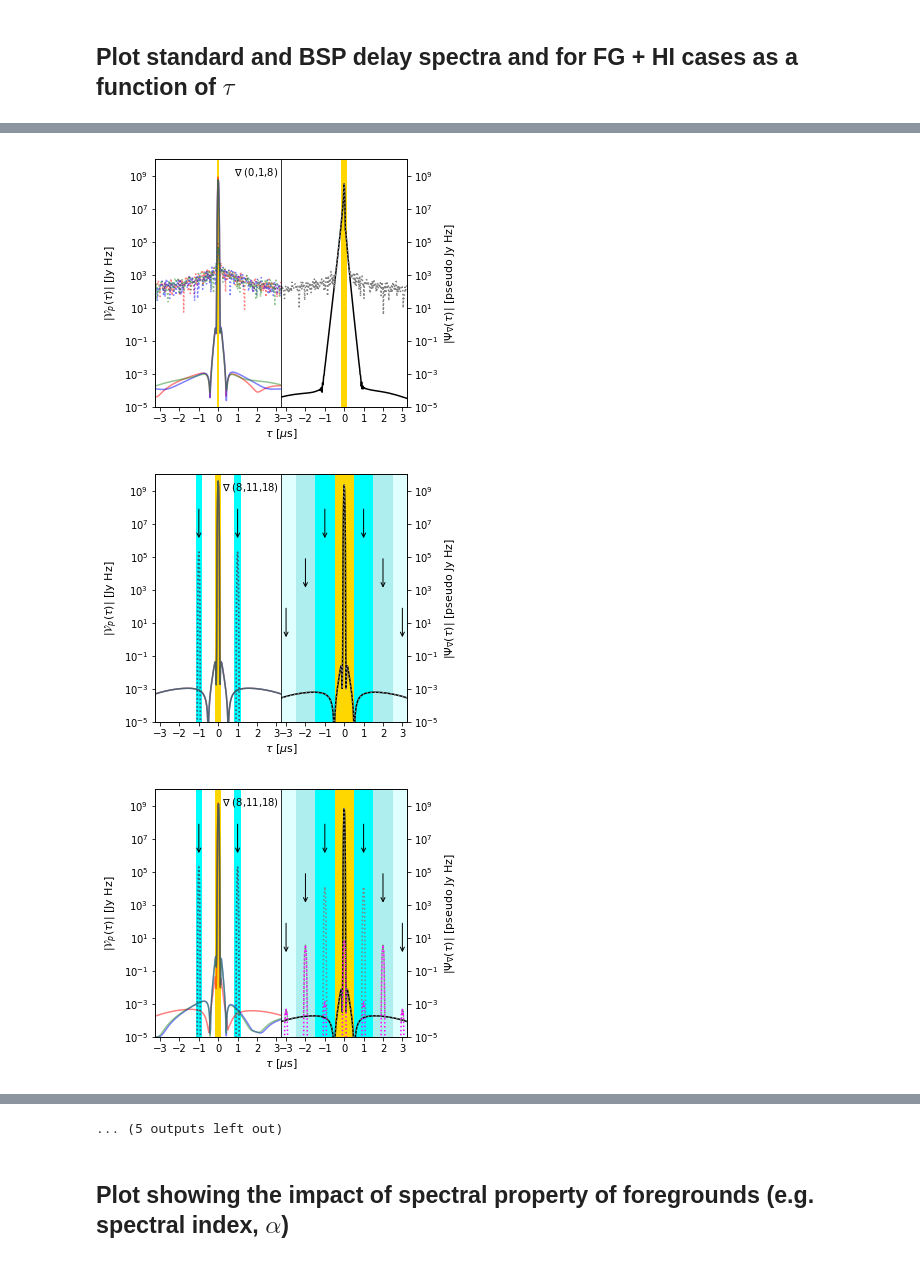
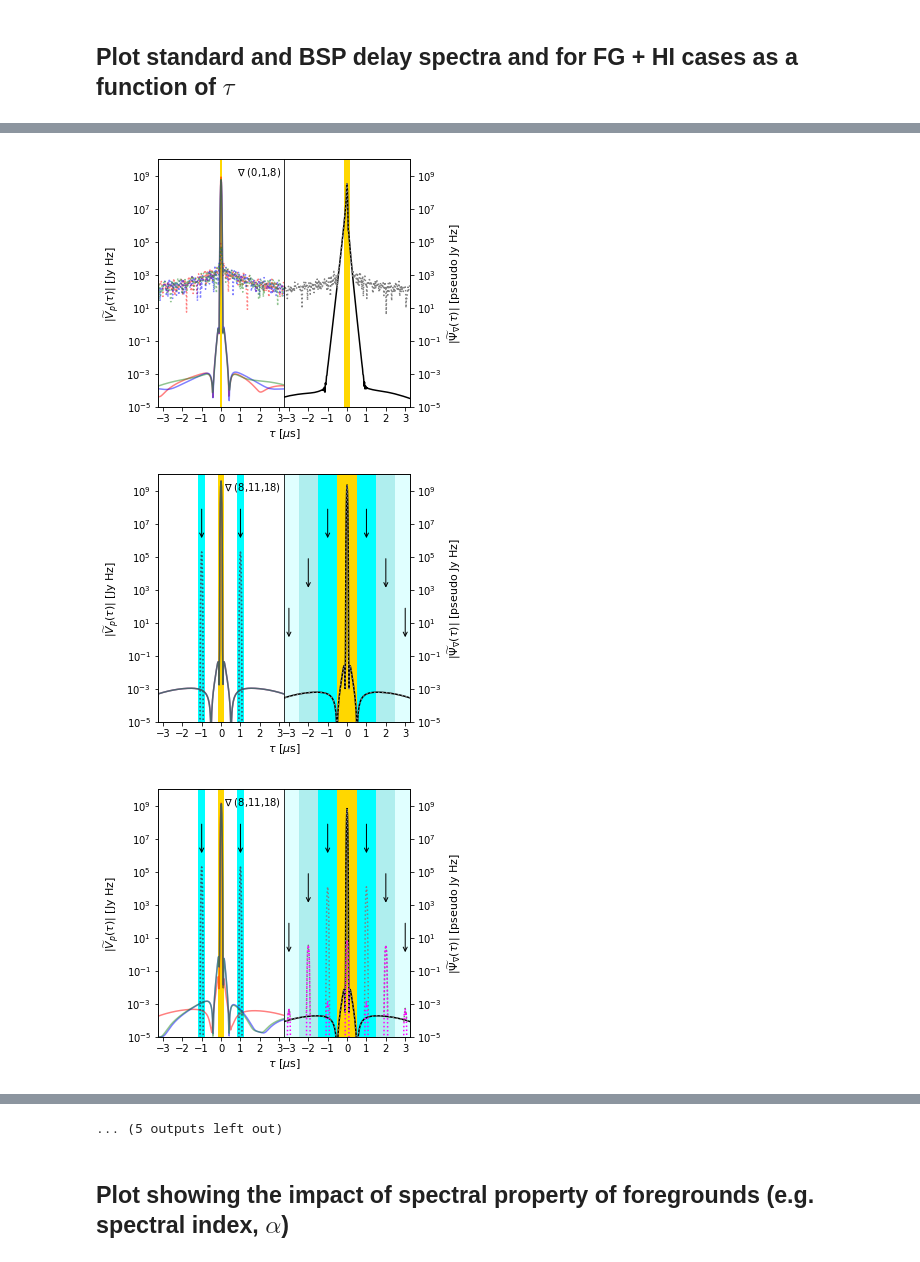
Before and after one commit to nithyanandan/PRISim, a Jupyter notebook: prisim/examples/codes/BispectrumPhase/understanding_closure_phases_achromatic_AiryBeam_version.ipynb, the cells around one changed output, grey strips where cells are left out. Drawn from its saved outputs; the diff is of its cells as text; code cells hidden in the pictures.

```diff
--- a/prisim/examples/codes/BispectrumPhase/understanding_closure_phases_achromatic_AiryBeam_version.ipynb
+++ b/prisim/examples/codes/BispectrumPhase/understanding_closure_phases_achromatic_AiryBeam_version.ipynb
@@ -272,0 +277,18 @@ PLT.savefig(figdir+'HERA-19_antenna_layout.pdf', bbox_inches=0)
+# %%
+case_id = case_with_HI.keys()[0]
+
+fig, ax = PLT.subplots(1, 1, figsize=(3.5,3.5))
+
+for antind,antlabel in enumerate(antlabels):
+    ax.add_patch(Circle((antlocs[antind,0], antlocs[antind,1]), radius=0.5*case_with_HI[case_id]['vis'].telescope['size'], color='none', ec='black', lw=1))
+    ax.annotate(antlabel, (antlocs[antind,0], antlocs[antind,1]), xycoords='data', ha='center', va='center', color='black')
+
+ax.set_xlim(NP.min(antlocs[:,0])-0.75*case_with_HI[case_id]['vis'].telescope['size'], NP.max(antlocs[:,0])+0.75*case_with_HI[case_id]['vis'].telescope['size'])
+ax.set_ylim(NP.min(antlocs[:,1])-0.75*case_with_HI[case_id]['vis'].telescope['size'], NP.max(antlocs[:,1])+0.75*case_with_HI[case_id]['vis'].telescope['size'])
+ax.set_aspect('equal')
+ax.set_xlabel('E [m]', fontsize=11, weight='medium')
+ax.set_ylabel('N [m]', fontsize=11, weight='medium')
+
+fig.subplots_adjust(left=0.2, right=0.98, bottom=0.12, top=0.98)
+
+PLT.savefig(figdir+'HERA-19_antenna_layout.pdf', bbox_inches=0)
@@ -1510,7 +1534,7 @@ for spwind in spw:
 #             axs[0].tick_params(axis='x', rotation=45)
             axs[0].set_xlim(-3.25, 3.25)
             axs[0].set_ylim(1e-5, 1e10)
-            axs[0].set_ylabel(r'$|\mathcal{V}_p(\tau)|$ [Jy Hz]', fontsize=11, weight='medium')
+            axs[0].set_ylabel(r'$|\widetilde{V}_p(\tau)|$ [Jy Hz]', fontsize=11, weight='medium')
 
             print('Plotting closure phase delay spectrum for case "{0}" on triad "{1}"'.format(case_id, triad_label))
             cpds_lags = cpDSobjs_FG[key_mapping_FG_HI[case_id]['FG']][triad_label].cPhaseDS['lags']
@@ -1535,7 +1559,7 @@ for spwind in spw:
 #             axs[1].tick_params(axis='x', rotation=45)
             axs[1].set_xlim(-3.25, 3.25)
             axs[1].set_ylim(1e-5, 1e10)
-            axs[1].set_ylabel(r'$|\Psi_\nabla(\tau)|$ [pseudo Jy Hz]', fontsize=11, weight='medium')
+            axs[1].set_ylabel(r'$|\widetilde{\Psi}_\nabla(\tau)|$ [pseudo Jy Hz]', fontsize=11, weight='medium')
             axs[1].yaxis.set_label_position('right')
 
             fig.subplots_adjust(hspace=0, wspace=0)
@@ -1576,3 +1600,3 @@ Plotting closure phase delay spectrum for case "GLEAM_HI_21cmfast" on triad "EQ5
-[figure, old version]
+[figure, new version]
-[figure, old version]
+[figure, new version]
-[figure, old version]
+[figure, new version]
```
Also changed, not shown: parts of 12 cells of this notebook, 2 other files.
